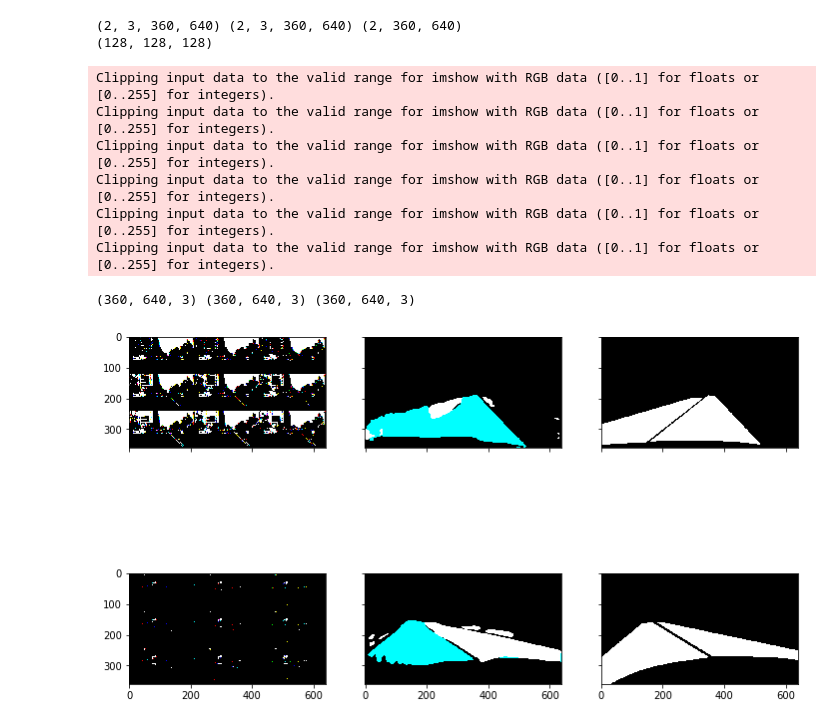
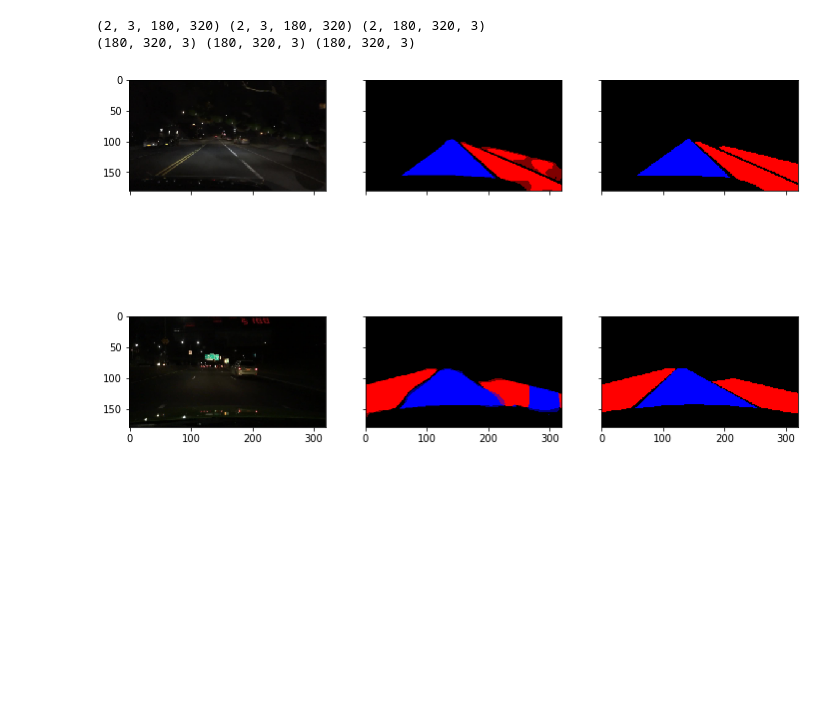
Before and after one commit to csvurt/automotive_dl, a Jupyter notebook: pytorch_unet.ipynb, the cells around one changed output. Saved outputs shown, nothing was run; the diff lists cells and outputs as text; code cells hidden in the pictures; blank space fills up the shorter version.

```diff
--- a/pytorch_unet.ipynb
+++ b/pytorch_unet.ipynb
@@ -11,16 +11,17 @@ import matplotlib.pyplot as plt
 import numpy as np
 import helper
 from torch.utils import data
-from datasets import BerkeleyDataSet
+from datasets import BerkeleyDataSet, BerkeleyDataTestSet
 
+resize_input_to = [320,180]
 data_root = 'data\\bdd100k';
 list_root = os.path.join(data_root, 'lists\\100k\\drivable');
 
-train_dataset = BerkeleyDataSet(data_root, os.path.join(list_root, 'train_images.txt'));
-val_dataset = BerkeleyDataSet(data_root, os.path.join(list_root, 'val_images.txt'), train=False);
+train_dataset = BerkeleyDataSet(data_root, os.path.join(list_root, 'train_images.txt'), resize_to=resize_input_to);
+val_dataset = BerkeleyDataSet(data_root, os.path.join(list_root, 'val_images.txt'), resize_to=resize_input_to, train=False);
 
 print(len(train_dataset), len(val_dataset))
 
-train_loader = data.DataLoader(train_dataset, batch_size=4, shuffle=True, num_workers=1, pin_memory=True)
-val_loader = data.DataLoader(val_dataset, batch_size=4, shuffle=False, num_workers=1)
+train_loader = data.DataLoader(train_dataset, batch_size=16, shuffle=True, num_workers=1, pin_memory=True)
+val_loader = data.DataLoader(val_dataset, batch_size=16, shuffle=False, num_workers=1)
 # %% [output]
@@ -129,7 +130,7 @@ import time
 import copy
 import unet_pytorch
 
-load_from_checkpoint = False
+load_from_checkpoint = True
 
 device = torch.device("cuda:0" if torch.cuda.is_available() else "cpu")
 print(device)
@@ -149,9 +150,5 @@ else:
     optimizer_ft = optim.Adam(model.parameters(), lr=1e-4)
     epoch = 0
     loss = 1e10
-
-exp_lr_scheduler = lr_scheduler.StepLR(optimizer_ft, step_size=25, gamma=0.1)
-
-model = train_model(model, optimizer_ft, exp_lr_scheduler, epoch, loss, num_epochs=40)
 # %% [output]
 cuda:0
@@ -168,0 +155,6 @@ KeyboardInterrupt:
+# %%
+### TRAIN MODEL
+
+exp_lr_scheduler = lr_scheduler.StepLR(optimizer_ft, step_size=25, gamma=0.1)
+
+model = train_model(model, optimizer_ft, exp_lr_scheduler, epoch, loss, num_epochs=10)
@@ -178,40 +191,34 @@ torch.save({
 # %%
 # prediction
 
 import math
+from matplotlib.colors import Normalize
 
 model.eval()   # Set model to evaluate mode
 
-test_dataset = BerkeleyDataSet(data_root, os.path.join(list_root, 'test_images.txt'), train=False);
-test_loader = data.DataLoader(val_dataset, batch_size=2, shuffle=False, num_workers=1)
+test_dataset = BerkeleyDataTestSet(data_root, os.path.join(list_root, 'test2_images.txt'), resize_to=resize_input_to);
+test_loader = data.DataLoader(test_dataset, batch_size=2, shuffle=True, num_workers=1)
 
 inputs, labels, _, _ = next(iter(test_loader))
 inputs = inputs.to(device)
 labels = labels.to(device)
 
 pred = model(inputs)
 
 pred = pred.data.cpu().numpy()
 imgs = inputs.data.cpu().numpy()
 labels = labels.data.cpu().numpy()
 print(imgs.shape, pred.shape, labels.shape)
 
 # Map each channel (i.e. class) to each color
-target_masks_rgb = [helper.greyscale_to_colorimg(x) for x in labels]
+target_masks_rgb = [x for x in labels]
 pred_rgb = [helper.masks_to_colorimg(x) for x in pred]
-input_images_rgb = [x.reshape(360, 640, 3) for x in imgs]
+input_images_rgb = [helper.format_network_input_as_image(x) for x in imgs]
 
 print(input_images_rgb[0].shape, pred_rgb[0].shape, target_masks_rgb[0].shape)
 
 helper.plot_side_by_side([input_images_rgb, pred_rgb, target_masks_rgb])
 # %% [output]
-(2, 3, 360, 640) (2, 3, 360, 640) (2, 360, 640)
-(128, 128, 128)
+(2, 3, 180, 320) (2, 3, 180, 320) (2, 180, 320, 3)
+(180, 320, 3) (180, 320, 3) (180, 320, 3)
-Clipping input data to the valid range for imshow with RGB data ([0..1] for floats or [0..255] for integers).
-Clipping input data to the valid range for imshow with RGB data ([0..1] for floats or [0..255] for integers).
-Clipping input data to the valid range for imshow with RGB data ([0..1] for floats or [0..255] for integers).
-Clipping input data to the valid range for imshow with RGB data ([0..1] for floats or [0..255] for integers).
-Clipping input data to the valid range for imshow with RGB data ([0..1] for floats or [0..255] for integers).
-Clipping input data to the valid range for imshow with RGB data ([0..1] for floats or [0..255] for integers).
-(360, 640, 3) (360, 640, 3) (360, 640, 3)
-[figure, old version]
+[figure, new version]
```
Also changed, not shown: parts of 4 cells of this notebook, 3 other files.
